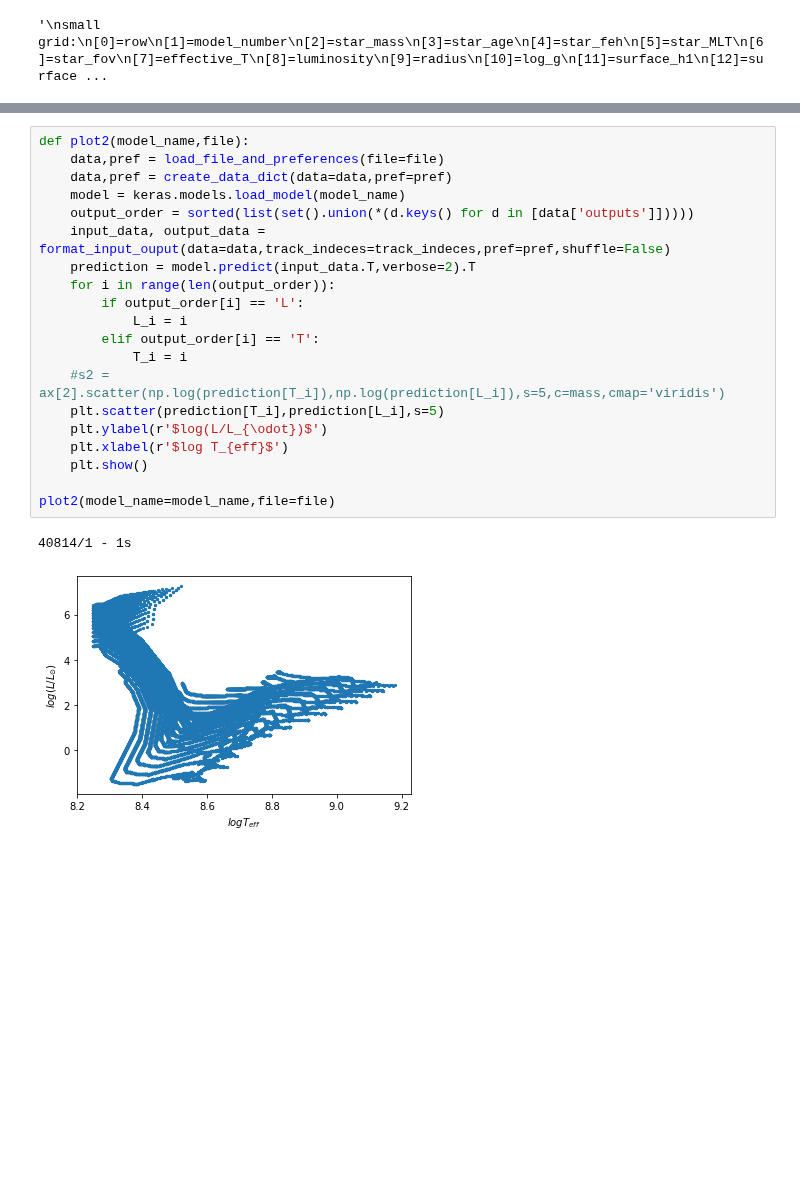
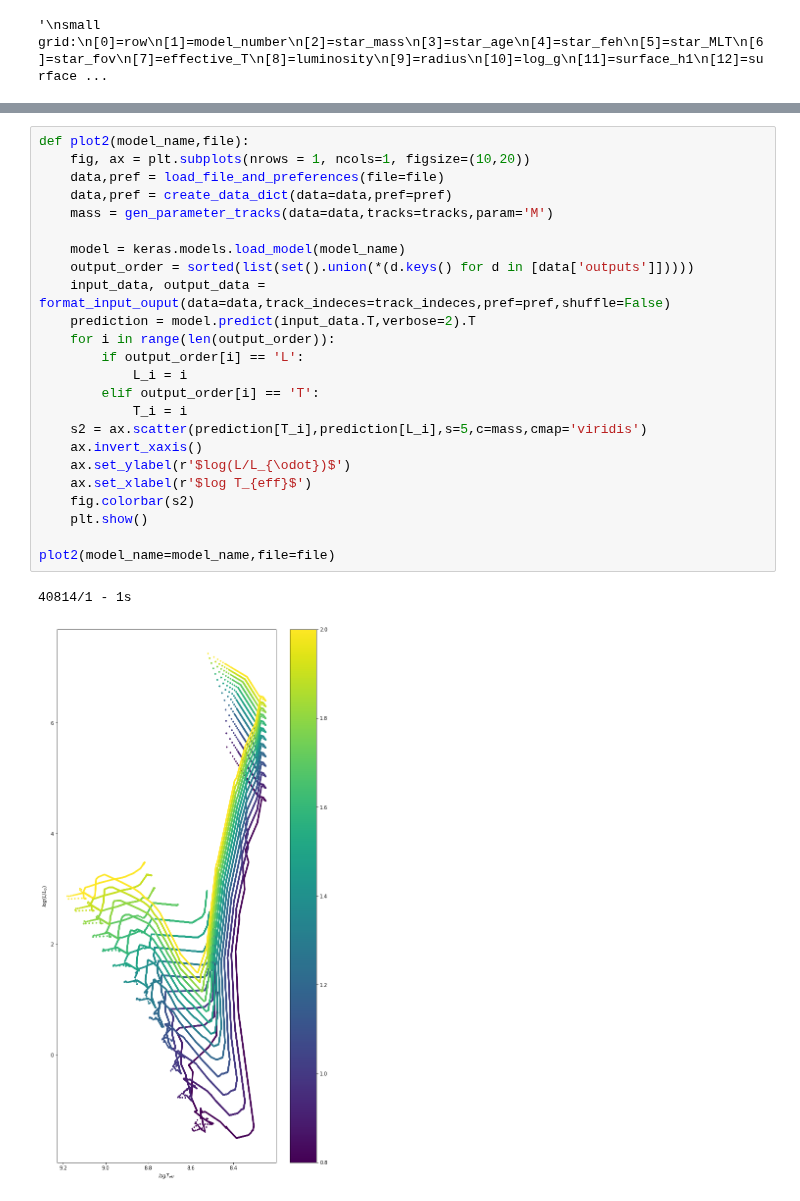
Before and after one commit to Harry-Westwood/Y4-Project-InterNeuralStellar, a Jupyter notebook: NeuralNetv2.ipynb, the cells around one changed output, grey strips where cells are left out. Drawn from its saved outputs; the diff is of its cells as text; blank space fills up the shorter version.

```diff
--- a/NeuralNetv2.ipynb
+++ b/NeuralNetv2.ipynb
@@ -393,23 +428,27 @@ _________________________________________________________________
 # %%
 def plot2(model_name,file):
+    fig, ax = plt.subplots(nrows = 1, ncols=1, figsize=(10,20))
     data,pref = load_file_and_preferences(file=file)
     data,pref = create_data_dict(data=data,pref=pref)
+    mass = gen_parameter_tracks(data=data,tracks=tracks,param='M')
+
     model = keras.models.load_model(model_name)
     output_order = sorted(list(set().union(*(d.keys() for d in [data['outputs']]))))
     input_data, output_data = format_input_ouput(data=data,track_indeces=track_indeces,pref=pref,shuffle=False)
     prediction = model.predict(input_data.T,verbose=2).T
     for i in range(len(output_order)):
         if output_order[i] == 'L':
             L_i = i
         elif output_order[i] == 'T':
             T_i = i
-    #s2 = ax[2].scatter(np.log(prediction[T_i]),np.log(prediction[L_i]),s=5,c=mass,cmap='viridis')
-    plt.scatter(prediction[T_i],prediction[L_i],s=5)
-    plt.ylabel(r'$log(L/L_{\odot})$')
-    plt.xlabel(r'$log T_{eff}$')
+    s2 = ax.scatter(prediction[T_i],prediction[L_i],s=5,c=mass,cmap='viridis')
+    ax.invert_xaxis()
+    ax.set_ylabel(r'$log(L/L_{\odot})$')
+    ax.set_xlabel(r'$log T_{eff}$')
+    fig.colorbar(s2)
     plt.show()
 
 plot2(model_name=model_name,file=file)
 # %% [output]
 40814/1 - 1s
-[figure, old version]
+[figure, new version]
```
Also changed, not shown: parts of 1 cell of this notebook.
